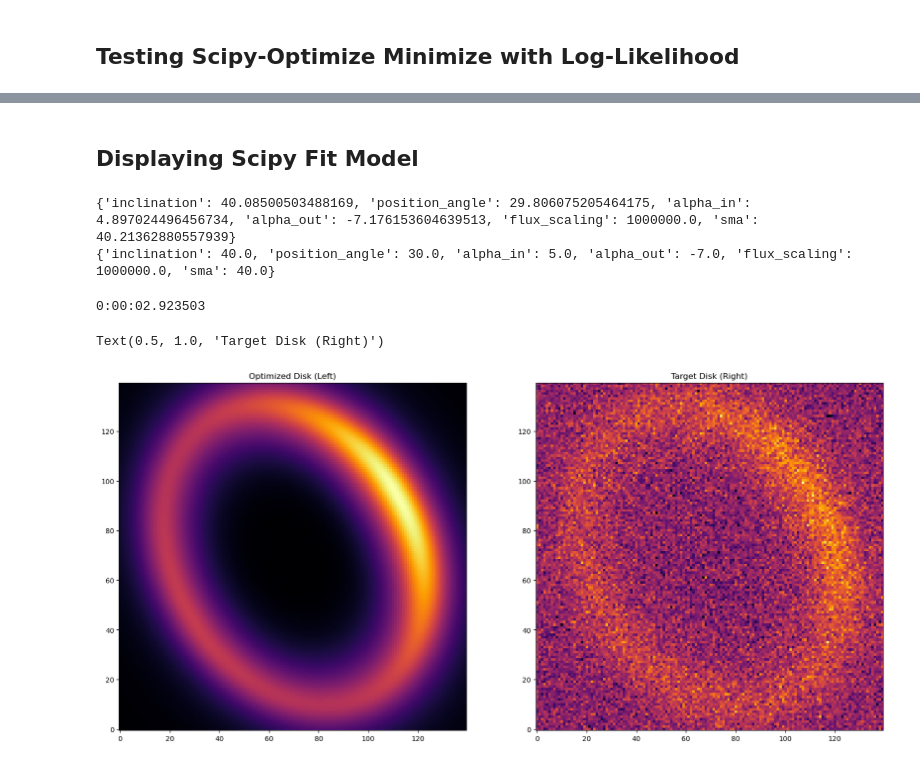
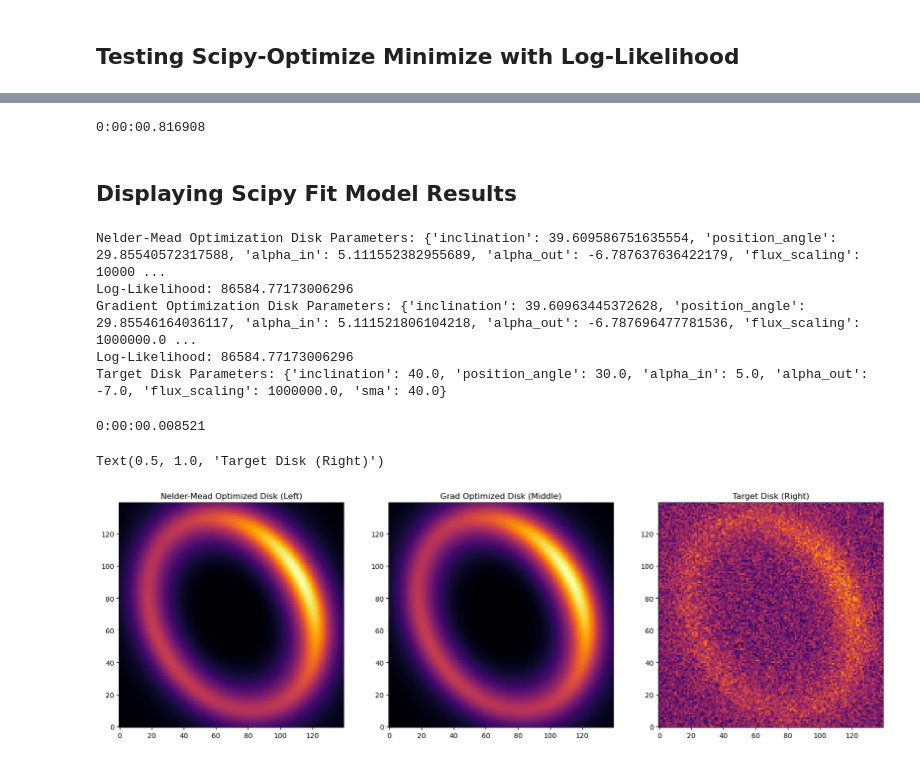
Before and after one commit to mihir-r-kondapalli/GRaTeR-JAX, a Jupyter notebook: Disk_Jaxed.ipynb, the cells around one changed output, grey strips where cells are left out. Cells and saved outputs as stored; diff of their text form; code cells hidden in the pictures.

Commit message:
added scipy optimize tests

```diff
--- a/Disk_Jaxed.ipynb
+++ b/Disk_Jaxed.ipynb
@@ -134,6 +135,16 @@ print(ll_grad_func(DustEllipticalDistribution2PowerLaws, DoubleHenyeyGreenstein_
 ## Testing Scipy-Optimize Minimize with Log-Likelihood
 # %%
 import numpy as np
+
+def convert_to_dict(disk_params, flux_scaling=1e6):
+    disk_dict = {}
+    disk_dict['inclination'] = disk_params[3]
+    disk_dict['position_angle'] = disk_params[4]
+    disk_dict['alpha_in'] = disk_params[0]
+    disk_dict['alpha_out'] = disk_params[1]
+    disk_dict['flux_scaling'] = flux_scaling
+    disk_dict['sma'] = disk_params[2]
+    return disk_dict
 
 # using disk 1 params as initial parameters
 disk_params_1d = np.array([disk_params1['alpha_in'], disk_params1['alpha_out'], disk_params1['sma'], disk_params1['inclination'],
@@ -162,5 +184,5 @@ soln = minimize(ll, disk_params_1d, args=(DustEllipticalDistribution2PowerLaws,
 end = datetime.now()
 print(end-start)
 
-print(soln)
+disk_fit_nm = convert_to_dict(soln.x)
 # %% [output]
@@ -185,35 +192,56 @@ print(soln)
+# %%
+
+ll = lambda *args: -log_likelihood_1d(*args)
+
+start = datetime.now()
+soln = minimize(ll, disk_params_1d, args=(DustEllipticalDistribution2PowerLaws, DoubleHenyeyGreenstein_SPF, spf_params,
+                                                     disk_params1['flux_scaling'], disk_image2+noise, jnp.ones(disk_image2.shape)*noise_level),
+                                                     method=None)
+end = datetime.now()
+print(end-start)
+
+disk_fit_grad = convert_to_dict(soln.x)
+# %% [output]
+0:00:00.816908
 # %% [markdown]
-## Displaying Scipy Fit Model
+## Displaying Scipy Fit Model Results
-# %%
-disk_fit = {}
-disk_fit['inclination'] = soln.x[3]
-disk_fit['position_angle'] = soln.x[4]
-disk_fit['alpha_in'] = soln.x[0]
-disk_fit['alpha_out'] = soln.x[1]
-disk_fit['flux_scaling'] = disk_params2['flux_scaling']
-disk_fit['sma'] = soln.x[2]
-
-print(disk_fit)
-print(disk_params2)
-# %% [output]
-{'inclination': 40.08500503488169, 'position_angle': 29.806075205464175, 'alpha_in': 4.897024496456734, 'alpha_out': -7.176153604639513, 'flux_scaling': 1000000.0, 'sma': 40.21362880557939}
-{'inclination': 40.0, 'position_angle': 30.0, 'alpha_in': 5.0, 'alpha_out': -7.0, 'flux_scaling': 1000000.0, 'sma': 40.0}
+# %%
+# Lower Likelihood means better fit
+
+print("Nelder-Mead Optimization Disk Parameters: " + str(disk_fit_nm))
+print("Log-Likelihood: " + str(-log_likelihood(DustEllipticalDistribution2PowerLaws, DoubleHenyeyGreenstein_SPF, disk_params2, spf_params,
+                    disk_image2+noise, jnp.ones(disk_image2.shape)*noise_level)))
+print("Gradient Optimization Disk Parameters: " + str(disk_fit_grad))
+print("Log-Likelihood: " + str(-log_likelihood(DustEllipticalDistribution2PowerLaws, DoubleHenyeyGreenstein_SPF, disk_params2, spf_params,
+                    disk_image2+noise, jnp.ones(disk_image2.shape)*noise_level)))
+print("Target Disk Parameters: " + str(disk_params2))
+# %% [output]
+Nelder-Mead Optimization Disk Parameters: {'inclination': 39.609586751635554, 'position_angle': 29.85540572317588, 'alpha_in': 5.111552382955689, 'alpha_out': -6.787637636422179, 'flux_scaling': 10000 ...
+Log-Likelihood: 86584.77173006296
+Gradient Optimization Disk Parameters: {'inclination': 39.60963445372628, 'position_angle': 29.85546164036117, 'alpha_in': 5.111521806104218, 'alpha_out': -6.787696477781536, 'flux_scaling': 1000000.0 ...
+Log-Likelihood: 86584.77173006296
+Target Disk Parameters: {'inclination': 40.0, 'position_angle': 30.0, 'alpha_in': 5.0, 'alpha_out': -7.0, 'flux_scaling': 1000000.0, 'sma': 40.0}
 # %%
 start = datetime.now()
-disk_image_fit = jax_model(DustEllipticalDistribution2PowerLaws, DoubleHenyeyGreenstein_SPF, disk_params=disk_fit,
+disk_image_fit_nm = jax_model(DustEllipticalDistribution2PowerLaws, DoubleHenyeyGreenstein_SPF, disk_params=disk_fit_nm,
+                               spf_params={'g1': 0.5, 'g2': -0.3, 'weight': 0.7})
+disk_image_fit_grad = jax_model(DustEllipticalDistribution2PowerLaws, DoubleHenyeyGreenstein_SPF, disk_params=disk_fit_grad,
                                spf_params={'g1': 0.5, 'g2': -0.3, 'weight': 0.7})
 end = datetime.now()
 print(end-start)
 # %% [output]
-0:00:02.923503
+0:00:00.008521
 # %%
-fig, axes = plt.subplots(1,2, figsize=(20,10))
+fig, axes = plt.subplots(1,3, figsize=(20,10))
 
-axes[0].imshow(disk_image_fit, origin='lower', cmap='inferno')
-axes[0].set_title("Optimized Disk (Left)")
+axes[0].imshow(disk_image_fit_nm, origin='lower', cmap='inferno')
+axes[0].set_title("Nelder-Mead Optimized Disk (Left)")
 
-axes[1].imshow(disk_image2+noise, origin='lower', cmap='inferno')
-axes[1].set_title("Target Disk (Right)")
+axes[1].imshow(disk_image_fit_grad, origin='lower', cmap='inferno')
+axes[1].set_title("Grad Optimized Disk (Middle)")
+
+axes[2].imshow(disk_image2+noise, origin='lower', cmap='inferno')
+axes[2].set_title("Target Disk (Right)")
 # %% [output]
 Text(0.5, 1.0, 'Target Disk (Right)')
-[figure, old version]
+[figure, new version]
```
Also changed, not shown: parts of 14 cells of this notebook, 1 other file.
